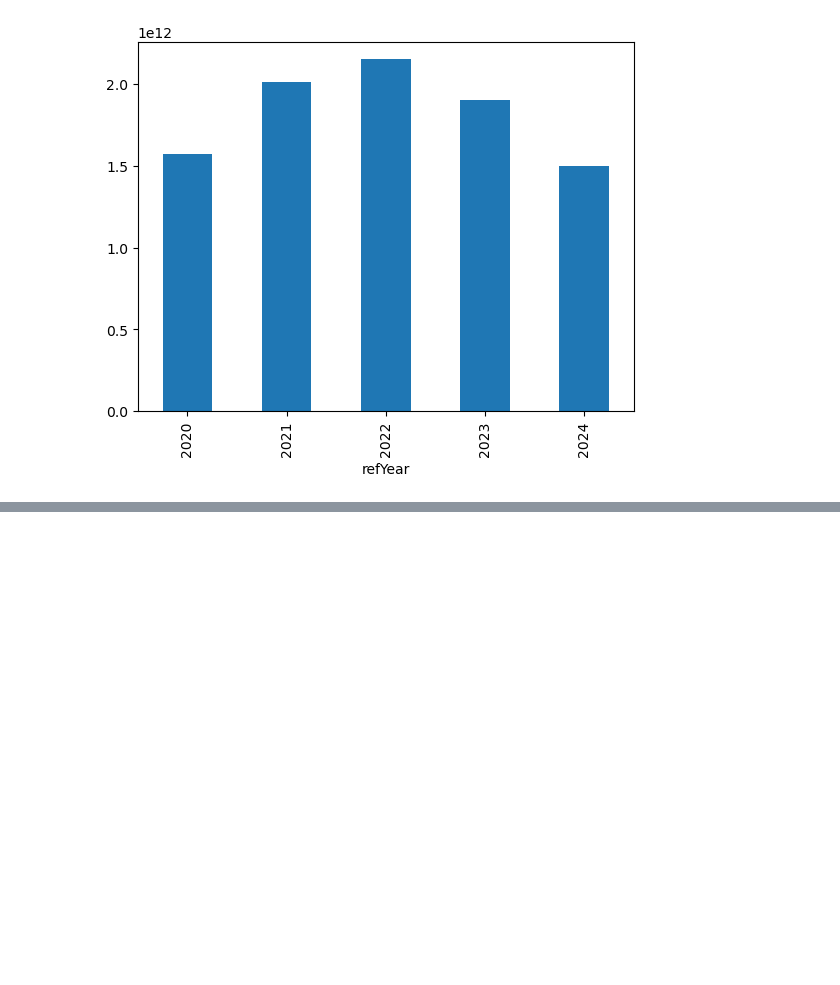
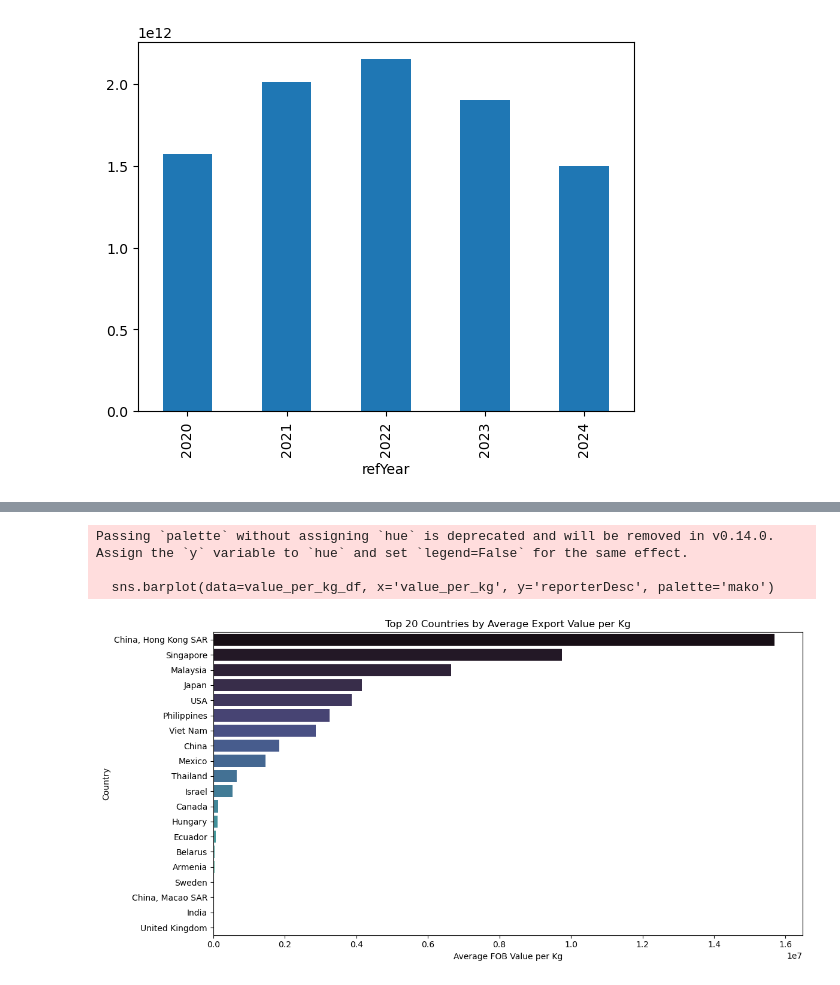
Before and after one commit to rfih/Dibimbing---DSDA, a Jupyter notebook: Final Project/Final.ipynb, the cells around one changed output, grey strips where cells are left out. Drawn from its saved outputs; the diff is of its cells as text; code cells hidden in the pictures; blank space fills up the shorter version.

```diff
--- a/Final Project/Final.ipynb
+++ b/Final Project/Final.ipynb
@@ -714,0 +736,8 @@ df_export.groupby(['refYear'])['fobvalue'].sum().plot(kind='bar')
+# %%
+# Calculate export value per kg
+df_export["value_per_kg"] = df_export["fobvalue"] / df_export["netWgt"]
+# %%
+# b. Avg export value/kg by country
+value_per_kg_df = df_export.groupby("reporterDesc")["value_per_kg"].mean().reset_index()
+value_per_kg_df = value_per_kg_df.sort_values(by="value_per_kg", ascending=False).head(20)
+value_per_kg_df
@@ -714,0 +762,13 @@ df_export.groupby(['refYear'])['fobvalue'].sum().plot(kind='bar')
+# %%
+plt.figure(figsize=(12, 6))
+sns.barplot(data=value_per_kg_df, x='value_per_kg', y='reporterDesc', palette='mako')
+plt.title('Top 20 Countries by Average Export Value per Kg')
+plt.xlabel('Average FOB Value per Kg')
+plt.ylabel('Country')
+plt.tight_layout()
+plt.show()
+# %% [output]
+Passing `palette` without assigning `hue` is deprecated and will be removed in v0.14.0. Assign the `y` variable to `hue` and set `legend=False` for the same effect.
+
+  sns.barplot(data=value_per_kg_df, x='value_per_kg', y='reporterDesc', palette='mako')
+[figure, added]
```
Also changed, not shown: parts of 9 cells of this notebook.
